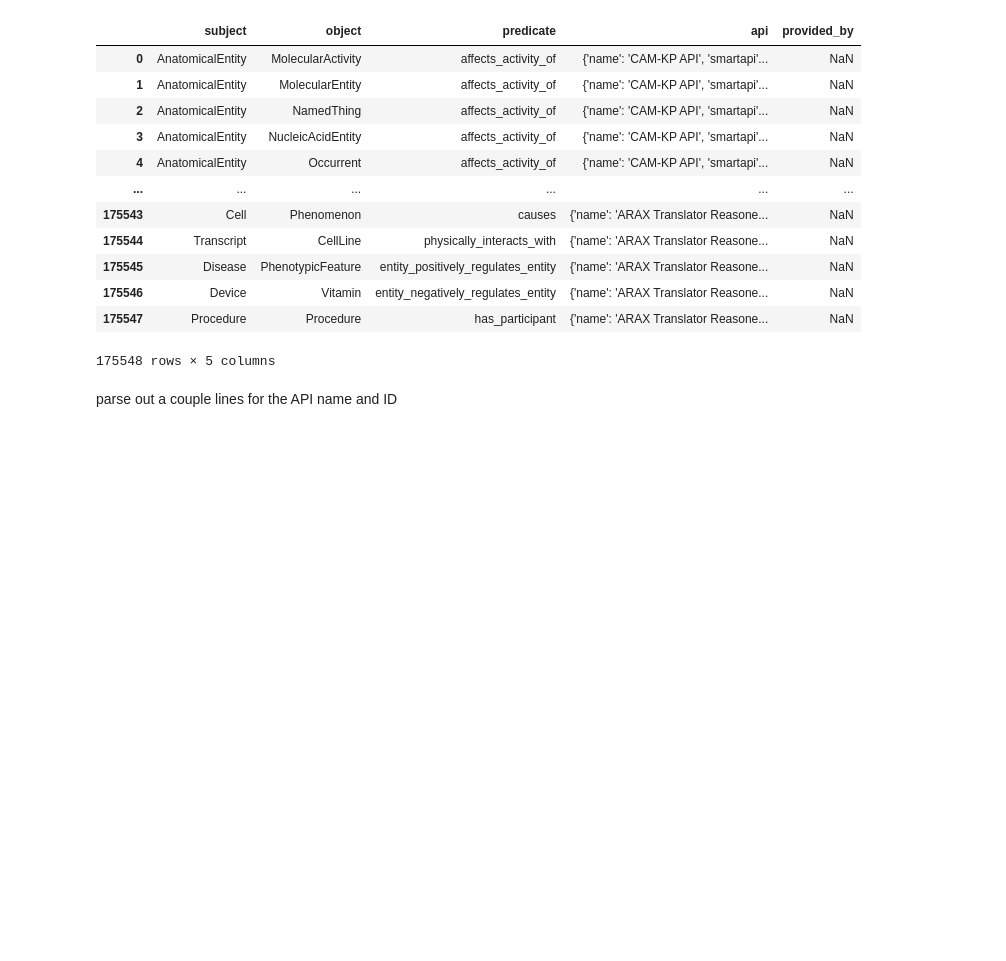
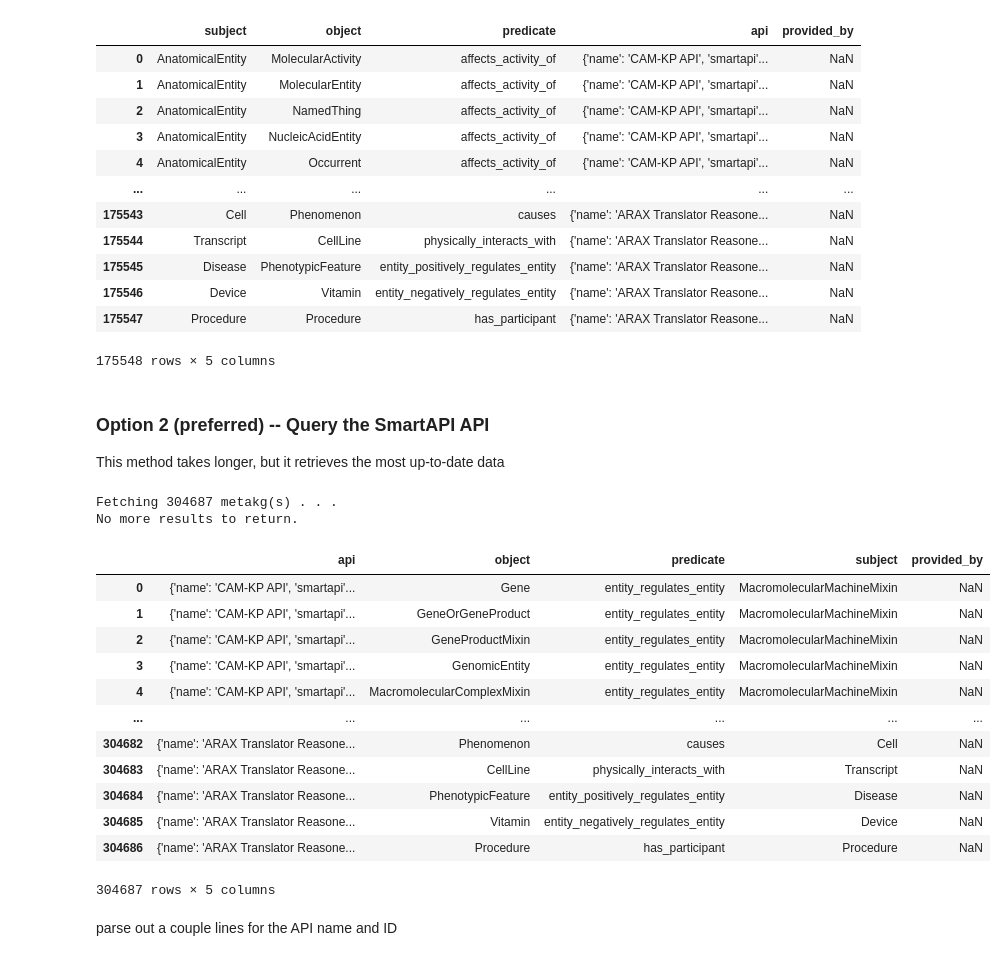
Before and after one commit to andrewsu/BTE_metakg_viz, a Jupyter notebook: bte_metakg_viz.ipynb, the cells around one changed output. Cells and saved outputs as stored; diff of their text form; code cells hidden in the pictures; blank space fills up the shorter version.

```diff
--- a/bte_metakg_viz.ipynb
+++ b/bte_metakg_viz.ipynb
@@ -35,3 +36,7 @@ df
 | 175546 | Device | Vitamin | entity_negatively_regulates_entity | {'name': 'ARAX Translator Reasone... | NaN |
 | 175547 | Procedure | Procedure | has_participant | {'name': 'ARAX Translator Reasone... | NaN |
 175548 rows × 5 columns
+# %% [markdown]
+### Option 2 (preferred) -- Query the SmartAPI API
+
+This method takes longer, but it retrieves the most up-to-date data
@@ -38,3 +47,22 @@ df
+# %%
+df = pd.DataFrame(a)
+df
+# %% [output]
+Fetching 304687 metakg(s) . . .
+No more results to return.
+|  | api | object | predicate | subject | provided_by |
+| 0 | {'name': 'CAM-KP API', 'smartapi'... | Gene | entity_regulates_entity | MacromolecularMachineMixin | NaN |
+| 1 | {'name': 'CAM-KP API', 'smartapi'... | GeneOrGeneProduct | entity_regulates_entity | MacromolecularMachineMixin | NaN |
+| 2 | {'name': 'CAM-KP API', 'smartapi'... | GeneProductMixin | entity_regulates_entity | MacromolecularMachineMixin | NaN |
+| 3 | {'name': 'CAM-KP API', 'smartapi'... | GenomicEntity | entity_regulates_entity | MacromolecularMachineMixin | NaN |
+| 4 | {'name': 'CAM-KP API', 'smartapi'... | MacromolecularComplexMixin | entity_regulates_entity | MacromolecularMachineMixin | NaN |
+| ... | ... | ... | ... | ... | ... |
+| 304682 | {'name': 'ARAX Translator Reasone... | Phenomenon | causes | Cell | NaN |
+| 304683 | {'name': 'ARAX Translator Reasone... | CellLine | physically_interacts_with | Transcript | NaN |
+| 304684 | {'name': 'ARAX Translator Reasone... | PhenotypicFeature | entity_positively_regulates_entity | Disease | NaN |
+| 304685 | {'name': 'ARAX Translator Reasone... | Vitamin | entity_negatively_regulates_entity | Device | NaN |
+| 304686 | {'name': 'ARAX Translator Reasone... | Procedure | has_participant | Procedure | NaN |
+304687 rows × 5 columns
 # %% [markdown]
 parse out a couple lines for the API name and ID
 # %%
```
Also changed, not shown: parts of 16 cells of this notebook, 7 other files.
